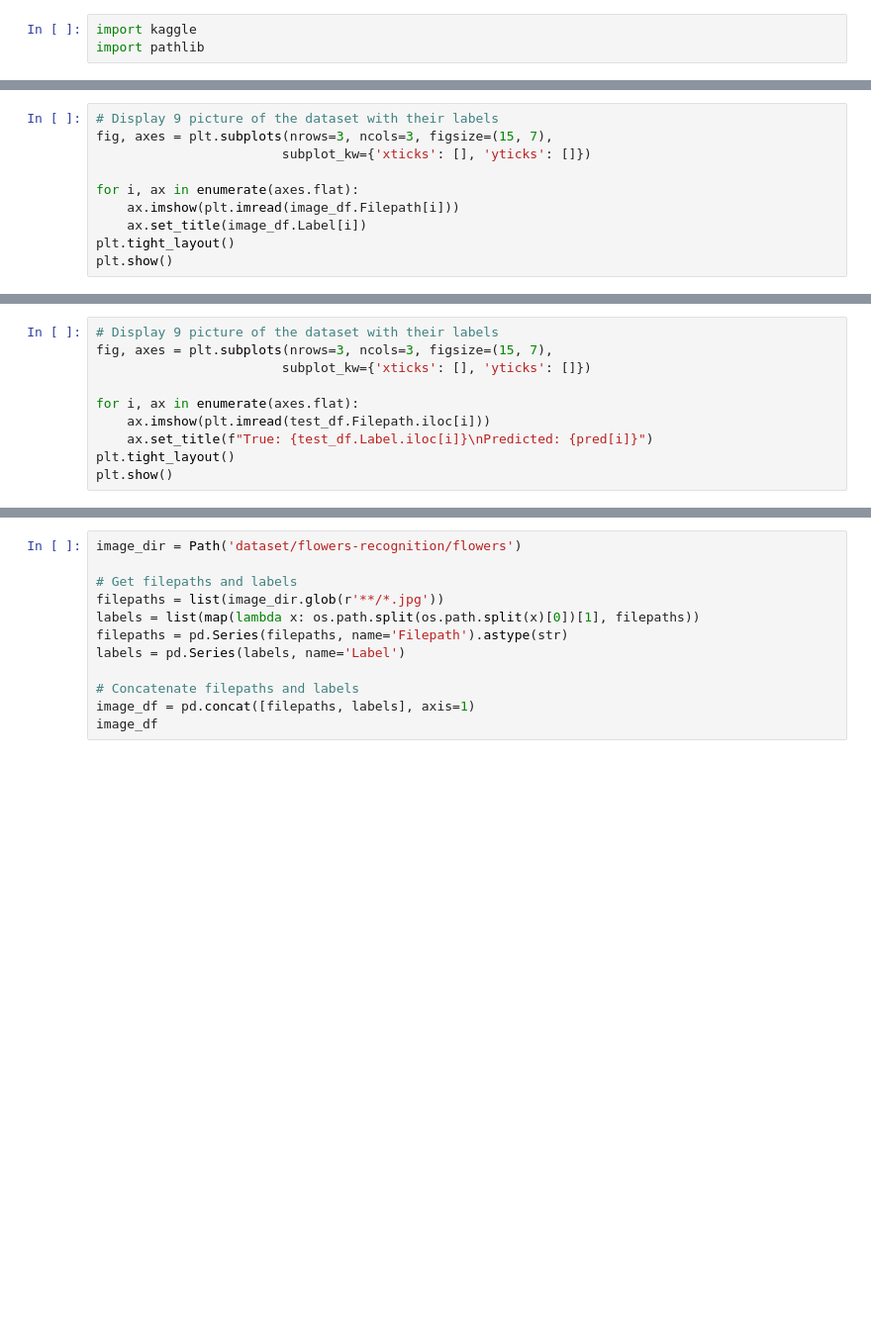
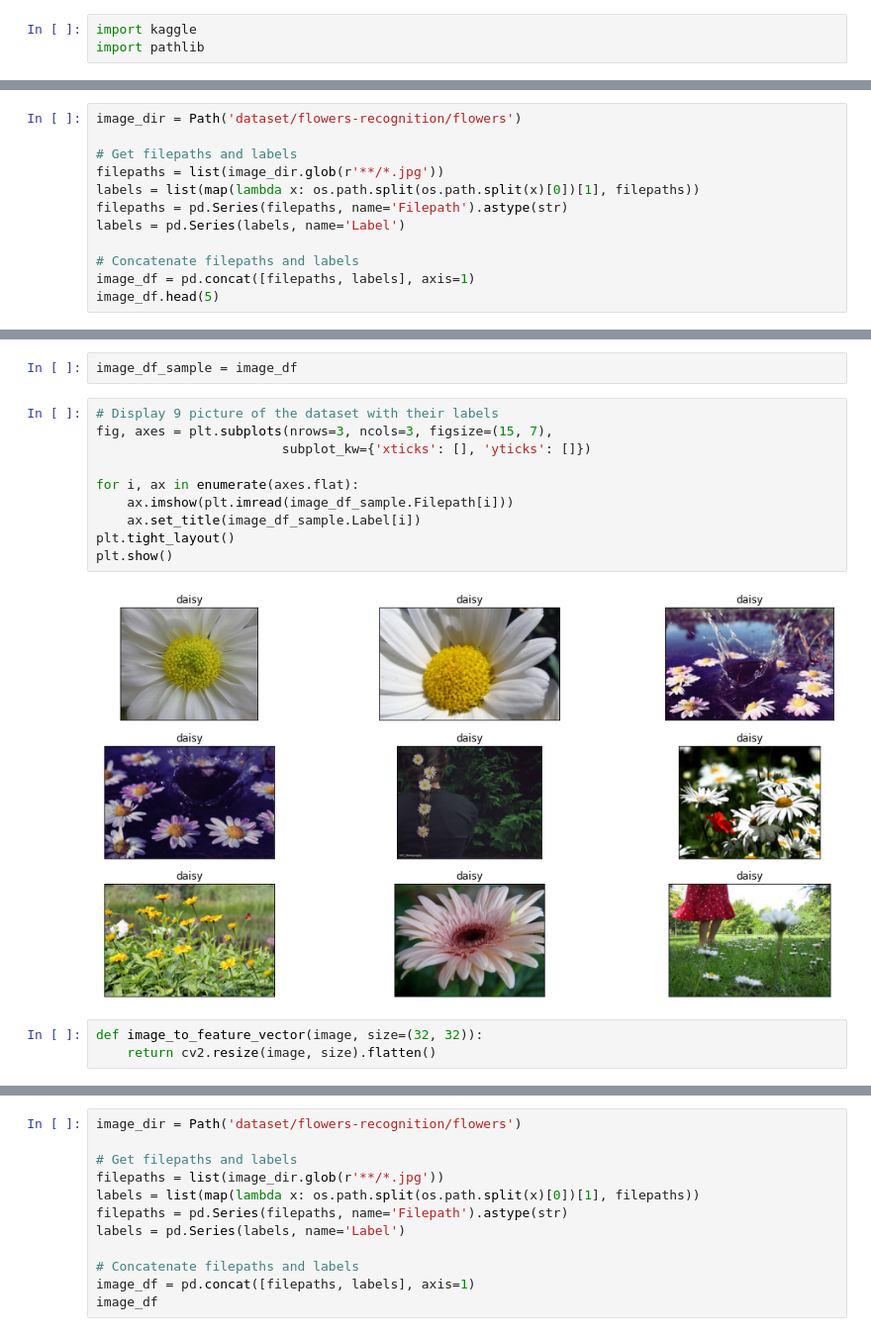
Before and after one commit to devwlad/intro-ml-classification, a Jupyter notebook: fml_final.ipynb, the cells around one changed output, grey strips where cells are left out. Shown at 99% size. Drawn from its saved outputs; the diff is of its cells as text; blank space fills up the shorter version.

```diff
--- a/fml_final.ipynb
+++ b/fml_final.ipynb
@@ -67,10 +7,0 @@ image_df.head(3)
-# %%
-# Display 9 picture of the dataset with their labels
-fig, axes = plt.subplots(nrows=3, ncols=3, figsize=(15, 7),
-                        subplot_kw={'xticks': [], 'yticks': []})
-
-for i, ax in enumerate(axes.flat):
-    ax.imshow(plt.imread(image_df.Filepath[i]))
-    ax.set_title(image_df.Label[i])
-plt.tight_layout()
-plt.show()
@@ -253,10 +7,0 @@ plt.show()
-# %%
-# Display 9 picture of the dataset with their labels
-fig, axes = plt.subplots(nrows=3, ncols=3, figsize=(15, 7),
-                        subplot_kw={'xticks': [], 'yticks': []})
-
-for i, ax in enumerate(axes.flat):
-    ax.imshow(plt.imread(test_df.Filepath.iloc[i]))
-    ax.set_title(f"True: {test_df.Label.iloc[i]}\nPredicted: {pred[i]}")
-plt.tight_layout()
-plt.show()
@@ -268,0 +54,12 @@ plt.show()
+# %%
+image_dir = Path('dataset/flowers-recognition/flowers')
+
+# Get filepaths and labels
+filepaths = list(image_dir.glob(r'**/*.jpg'))
+labels = list(map(lambda x: os.path.split(os.path.split(x)[0])[1], filepaths))
+filepaths = pd.Series(filepaths, name='Filepath').astype(str)
+labels = pd.Series(labels, name='Label')
+
+# Concatenate filepaths and labels
+image_df = pd.concat([filepaths, labels], axis=1)
+image_df.head(5)
@@ -268,0 +95,17 @@ plt.show()
+# %%
+image_df_sample = image_df
+# %%
+# Display 9 picture of the dataset with their labels
+fig, axes = plt.subplots(nrows=3, ncols=3, figsize=(15, 7),
+                        subplot_kw={'xticks': [], 'yticks': []})
+
+for i, ax in enumerate(axes.flat):
+    ax.imshow(plt.imread(image_df_sample.Filepath[i]))
+    ax.set_title(image_df_sample.Label[i])
+plt.tight_layout()
+plt.show()
+# %% [output]
+[figure, added]
+# %%
+def image_to_feature_vector(image, size=(32, 32)):
+	return cv2.resize(image, size).flatten()
```
Also changed, not shown: parts of 44 cells of this notebook, 1 other file.
